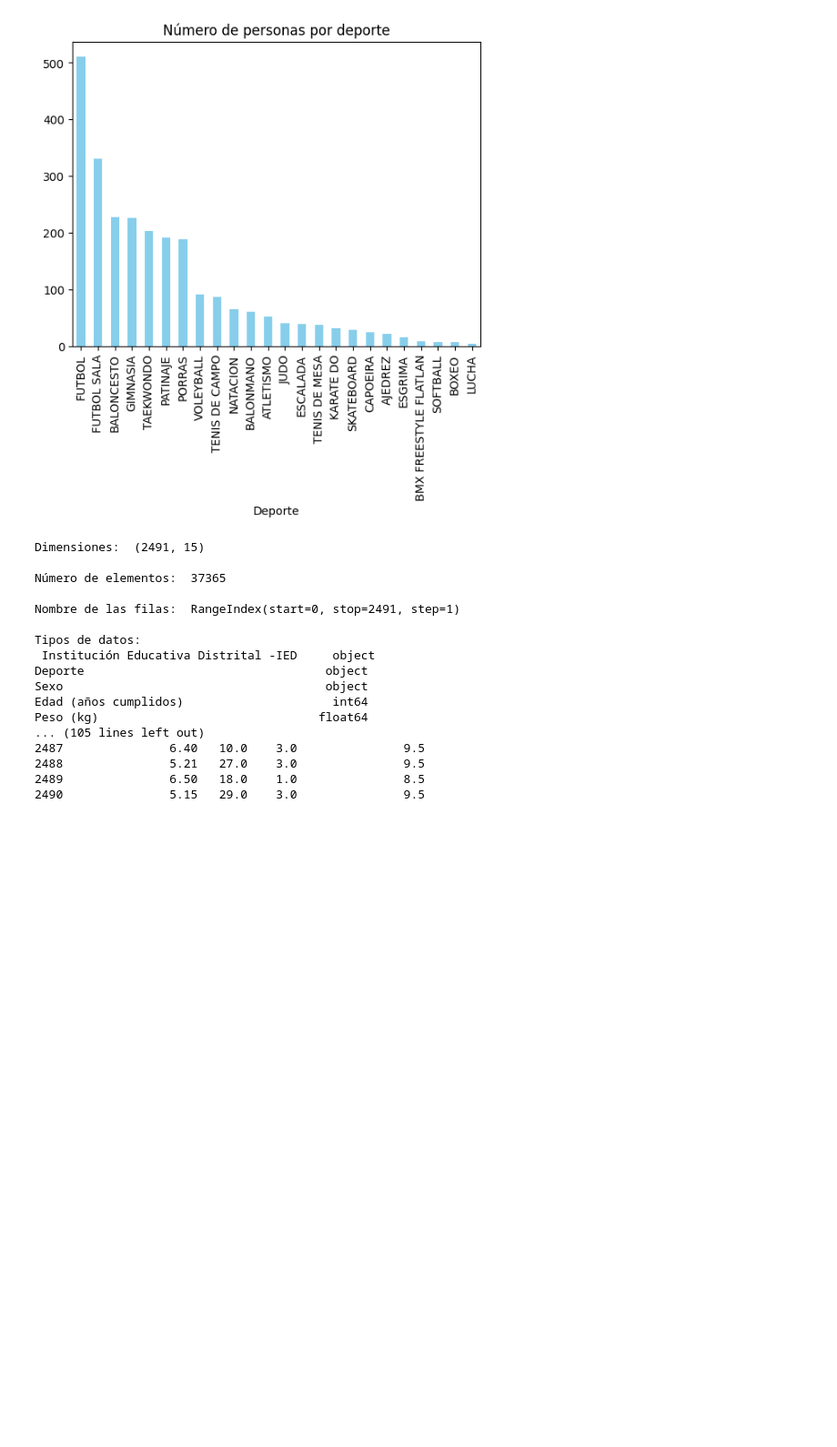
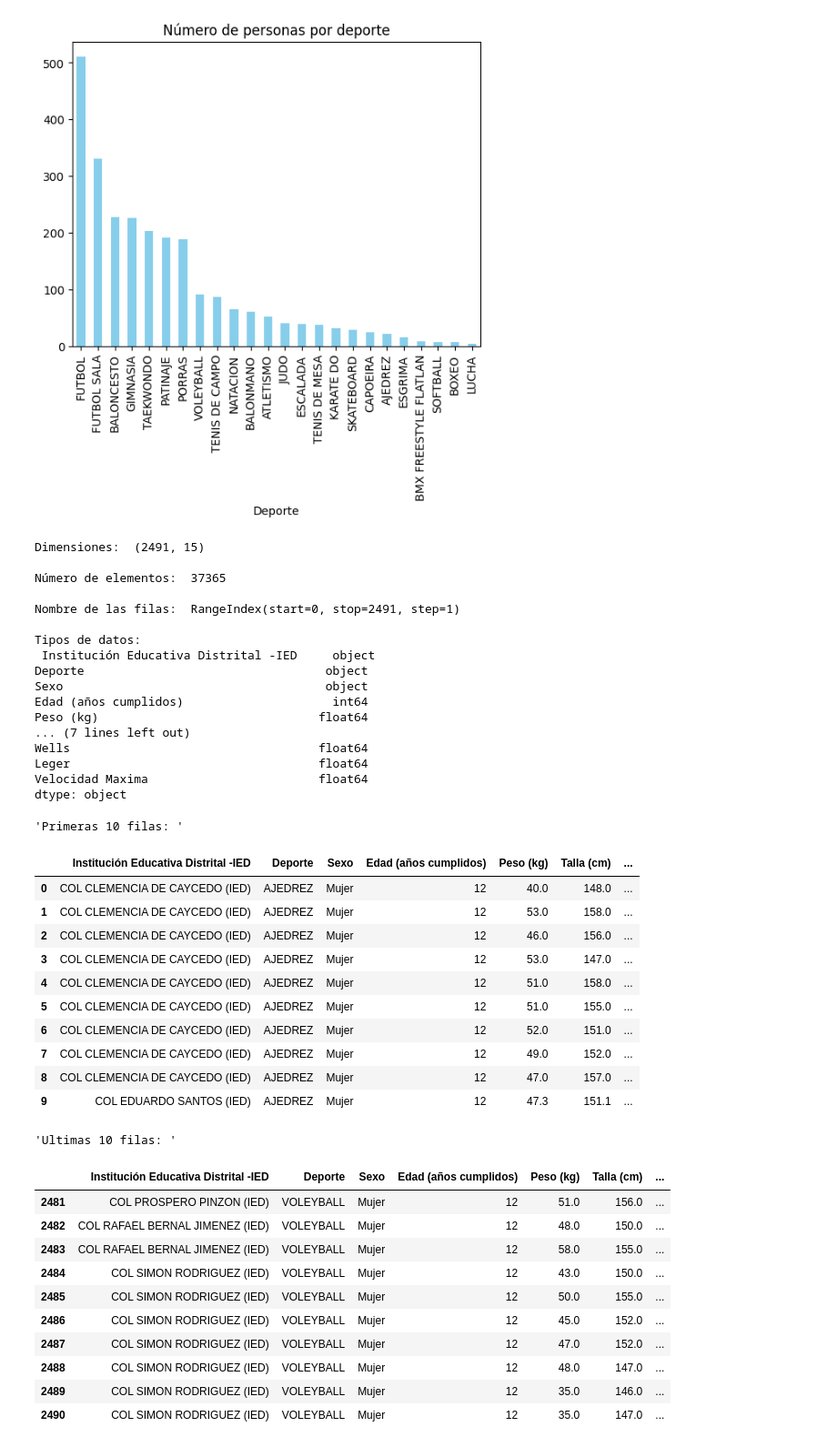
Before and after one commit to SebasMartinez21/Proyecto_IA, a Jupyter notebook: Analisis_exploratorio/analisis_exp.ipynb, the cells around one changed output. Shown: that part at 91% size. Cells and saved outputs as stored; diff of their text form; code cells hidden in the pictures; blank space fills up the shorter version.

```diff
--- a/Analisis_exploratorio/analisis_exp.ipynb
+++ b/Analisis_exploratorio/analisis_exp.ipynb
@@ -146,25 +153,49 @@ plt.show()
 # %%
 print("Dimensiones: ", df.shape)
 print("\nNúmero de elementos: ", df.size)
 print("\nNombre de las filas: ", df.index)
 print("\nTipos de datos: \n", df.dtypes)
-print("\nPrimeras 10 filas: \n",  df.head(10))
-print("\nUltimas 10 filas: \n",  df.tail(10))
+display("Primeras 10 filas: ",  df.head(10))
+display("Ultimas 10 filas: ",  df.tail(10))
 # %% [output]
 Dimensiones:  (2491, 15)
 
 Número de elementos:  37365
 
 Nombre de las filas:  RangeIndex(start=0, stop=2491, step=1)
 
 Tipos de datos:
  Institución Educativa Distrital -IED     object
 Deporte                                  object
 Sexo                                     object
 Edad (años cumplidos)                     int64
 Peso (kg)                               float64
-... (105 lines left out)
-2487               6.40   10.0    3.0               9.5
-2488               5.21   27.0    3.0               9.5
-2489               6.50   18.0    1.0               8.5
-2490               5.15   29.0    3.0               9.5
+... (7 lines left out)
+Wells                                   float64
+Leger                                   float64
+Velocidad Maxima                        float64
+dtype: object
+'Primeras 10 filas: '
+|  | Institución Educativa Distrital -IED | Deporte | Sexo | Edad (años cumplidos) | Peso (kg) | Talla (cm) | ... |
+| 0 | COL CLEMENCIA DE CAYCEDO (IED) | AJEDREZ | Mujer | 12 | 40.0 | 148.0 | ... |
+| 1 | COL CLEMENCIA DE CAYCEDO (IED) | AJEDREZ | Mujer | 12 | 53.0 | 158.0 | ... |
+| 2 | COL CLEMENCIA DE CAYCEDO (IED) | AJEDREZ | Mujer | 12 | 46.0 | 156.0 | ... |
+| 3 | COL CLEMENCIA DE CAYCEDO (IED) | AJEDREZ | Mujer | 12 | 53.0 | 147.0 | ... |
+| 4 | COL CLEMENCIA DE CAYCEDO (IED) | AJEDREZ | Mujer | 12 | 51.0 | 158.0 | ... |
+| 5 | COL CLEMENCIA DE CAYCEDO (IED) | AJEDREZ | Mujer | 12 | 51.0 | 155.0 | ... |
+| 6 | COL CLEMENCIA DE CAYCEDO (IED) | AJEDREZ | Mujer | 12 | 52.0 | 151.0 | ... |
+| 7 | COL CLEMENCIA DE CAYCEDO (IED) | AJEDREZ | Mujer | 12 | 49.0 | 152.0 | ... |
+| 8 | COL CLEMENCIA DE CAYCEDO (IED) | AJEDREZ | Mujer | 12 | 47.0 | 157.0 | ... |
+| 9 | COL EDUARDO SANTOS (IED) | AJEDREZ | Mujer | 12 | 47.3 | 151.1 | ... |
+'Ultimas 10 filas: '
+|  | Institución Educativa Distrital -IED | Deporte | Sexo | Edad (años cumplidos) | Peso (kg) | Talla (cm) | ... |
+| 2481 | COL PROSPERO PINZON (IED) | VOLEYBALL | Mujer | 12 | 51.0 | 156.0 | ... |
+| 2482 | COL RAFAEL BERNAL JIMENEZ (IED) | VOLEYBALL | Mujer | 12 | 48.0 | 150.0 | ... |
+| 2483 | COL RAFAEL BERNAL JIMENEZ (IED) | VOLEYBALL | Mujer | 12 | 58.0 | 155.0 | ... |
+| 2484 | COL SIMON RODRIGUEZ (IED) | VOLEYBALL | Mujer | 12 | 43.0 | 150.0 | ... |
+| 2485 | COL SIMON RODRIGUEZ (IED) | VOLEYBALL | Mujer | 12 | 50.0 | 155.0 | ... |
+| 2486 | COL SIMON RODRIGUEZ (IED) | VOLEYBALL | Mujer | 12 | 45.0 | 152.0 | ... |
+| 2487 | COL SIMON RODRIGUEZ (IED) | VOLEYBALL | Mujer | 12 | 47.0 | 152.0 | ... |
+| 2488 | COL SIMON RODRIGUEZ (IED) | VOLEYBALL | Mujer | 12 | 48.0 | 147.0 | ... |
+| 2489 | COL SIMON RODRIGUEZ (IED) | VOLEYBALL | Mujer | 12 | 35.0 | 146.0 | ... |
+| 2490 | COL SIMON RODRIGUEZ (IED) | VOLEYBALL | Mujer | 12 | 35.0 | 147.0 | ... |
```
Also changed, not shown: parts of 23 cells of this notebook, 2 other files.
